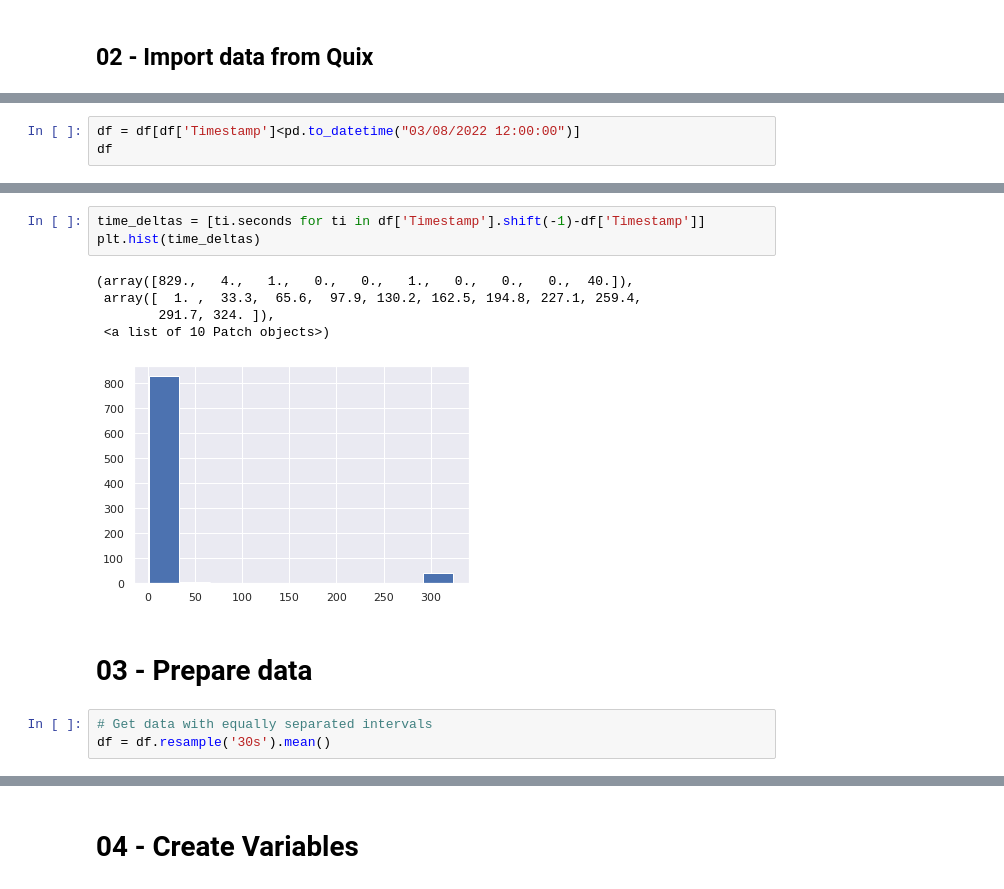
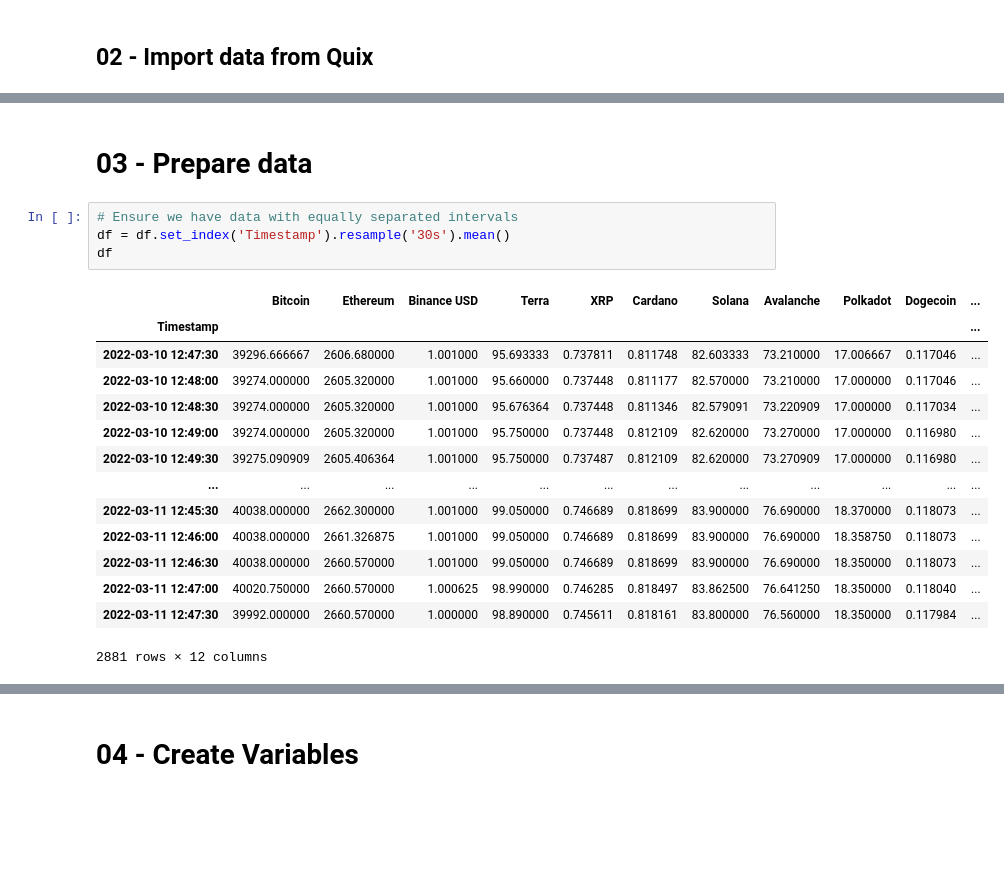
Before and after one commit to JotaBlanco/CryptoAlgoTrading, a Jupyter notebook: 02 - Features And Targets/00_Example_Variables_Creation.ipynb, the cells around one changed output, grey strips where cells are left out. Saved outputs shown, nothing was run; the diff lists cells and outputs as text; blank space fills up the shorter version.

```diff
--- a/02 - Features And Targets/00_Example_Variables_Creation.ipynb
+++ b/02 - Features And Targets/00_Example_Variables_Creation.ipynb
@@ -73,3 +118,0 @@ plt.show()
-# %%
-df = df[df['Timestamp']<pd.to_datetime("03/08/2022 12:00:00")]
-df
@@ -95,14 +119,21 @@ plt.show()
-# %%
-time_deltas = [ti.seconds for ti in df['Timestamp'].shift(-1)-df['Timestamp']]
-plt.hist(time_deltas)
-# %% [output]
-(array([829.,   4.,   1.,   0.,   0.,   1.,   0.,   0.,   0.,  40.]),
- array([  1. ,  33.3,  65.6,  97.9, 130.2, 162.5, 194.8, 227.1, 259.4,
-        291.7, 324. ]),
- <a list of 10 Patch objects>)
-[figure, removed]
 # %% [markdown]
 # 03 - Prepare data
 # %%
-# Get data with equally separated intervals
-df = df.resample('30s').mean()
+# Ensure we have data with equally separated intervals
+df = df.set_index('Timestamp').resample('30s').mean()
+df
+# %% [output]
+|  | Bitcoin | Ethereum | Binance USD | Terra | XRP | Cardano | Solana | Avalanche | Polkadot | Dogecoin | ... |
+| Timestamp |  |  |  |  |  |  |  |  |  |  | ... |
+| 2022-03-10 12:47:30 | 39296.666667 | 2606.680000 | 1.001000 | 95.693333 | 0.737811 | 0.811748 | 82.603333 | 73.210000 | 17.006667 | 0.117046 | ... |
+| 2022-03-10 12:48:00 | 39274.000000 | 2605.320000 | 1.001000 | 95.660000 | 0.737448 | 0.811177 | 82.570000 | 73.210000 | 17.000000 | 0.117046 | ... |
+| 2022-03-10 12:48:30 | 39274.000000 | 2605.320000 | 1.001000 | 95.676364 | 0.737448 | 0.811346 | 82.579091 | 73.220909 | 17.000000 | 0.117034 | ... |
+| 2022-03-10 12:49:00 | 39274.000000 | 2605.320000 | 1.001000 | 95.750000 | 0.737448 | 0.812109 | 82.620000 | 73.270000 | 17.000000 | 0.116980 | ... |
+| 2022-03-10 12:49:30 | 39275.090909 | 2605.406364 | 1.001000 | 95.750000 | 0.737487 | 0.812109 | 82.620000 | 73.270909 | 17.000000 | 0.116980 | ... |
+| ... | ... | ... | ... | ... | ... | ... | ... | ... | ... | ... | ... |
+| 2022-03-11 12:45:30 | 40038.000000 | 2662.300000 | 1.001000 | 99.050000 | 0.746689 | 0.818699 | 83.900000 | 76.690000 | 18.370000 | 0.118073 | ... |
+| 2022-03-11 12:46:00 | 40038.000000 | 2661.326875 | 1.001000 | 99.050000 | 0.746689 | 0.818699 | 83.900000 | 76.690000 | 18.358750 | 0.118073 | ... |
+| 2022-03-11 12:46:30 | 40038.000000 | 2660.570000 | 1.001000 | 99.050000 | 0.746689 | 0.818699 | 83.900000 | 76.690000 | 18.350000 | 0.118073 | ... |
+| 2022-03-11 12:47:00 | 40020.750000 | 2660.570000 | 1.000625 | 98.990000 | 0.746285 | 0.818497 | 83.862500 | 76.641250 | 18.350000 | 0.118040 | ... |
+| 2022-03-11 12:47:30 | 39992.000000 | 2660.570000 | 1.000000 | 98.890000 | 0.745611 | 0.818161 | 83.800000 | 76.560000 | 18.350000 | 0.117984 | ... |
+2881 rows × 12 columns
```
Also changed, not shown: parts of 16 cells of this notebook.
